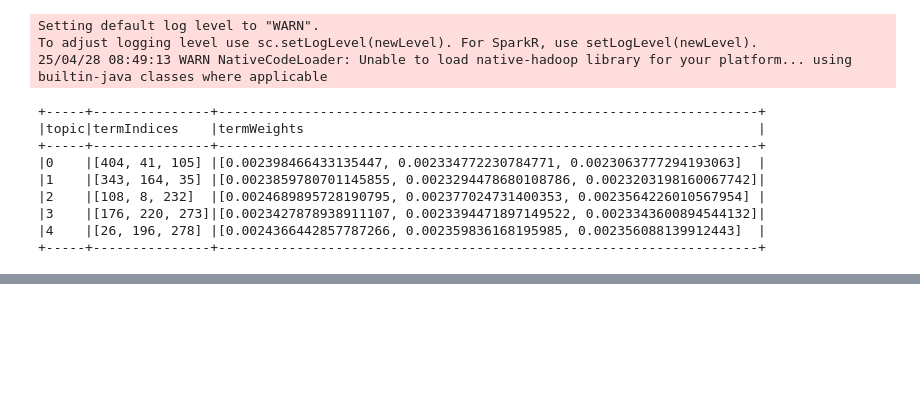
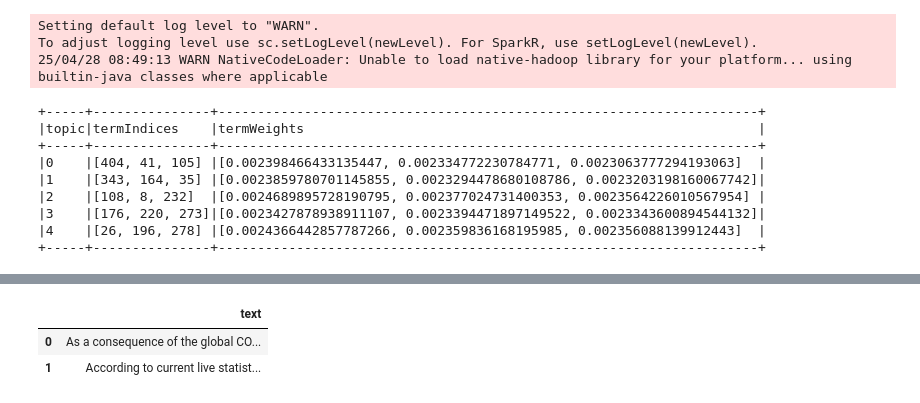
Before and after one commit to dalzihn/BigData_Final, a Jupyter notebook: code/test.ipynb, the cells around one changed output, grey strips where cells are left out. Drawn from its saved outputs; the diff is of its cells as text; code cells hidden in the pictures; blank space fills up the shorter version.

```diff
--- a/code/test.ipynb
+++ b/code/test.ipynb
@@ -164,0 +207,8 @@ topics.show(truncate=False)
+# %%
+# Read data
+corpus = pd.read_json(os.path.join("..", "data", "merged", "test.json"))
+corpus
+# %% [output]
+|  | text |
+| 0 | As a consequence of the global CO... |
+| 1 | According to current live statist... |
```
Also changed, not shown: parts of 17 cells of this notebook.
